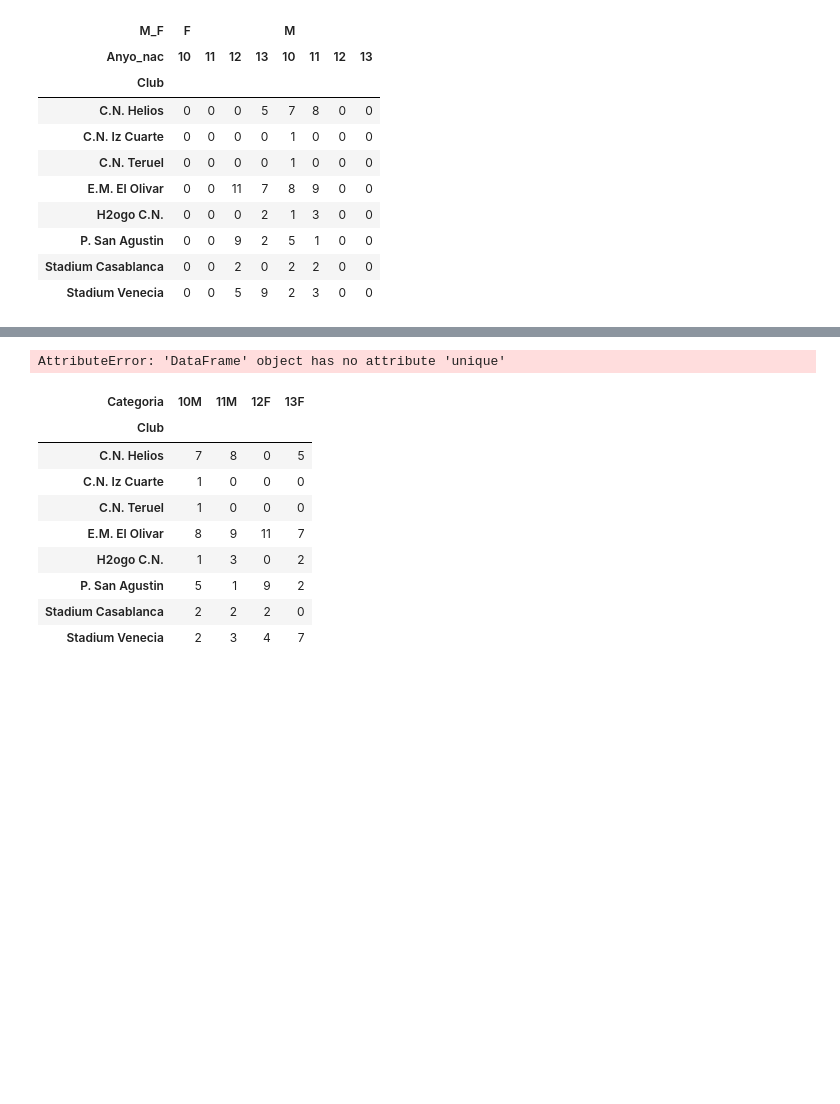
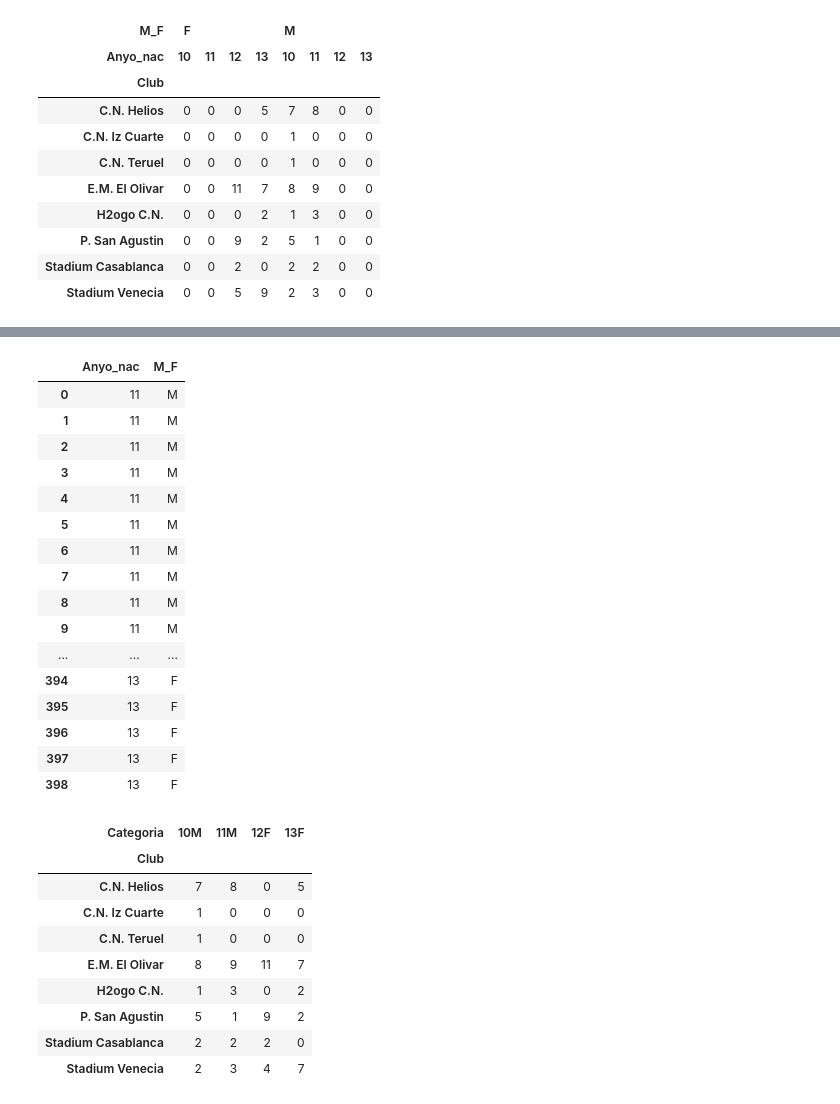
Before and after one commit to crdguez/dashboard_natacion, a Jupyter notebook: importar_datos/Explotar resultados.ipynb, the cells around one changed output, grey strips where cells are left out. Saved outputs shown, nothing was run; the diff lists cells and outputs as text; code cells hidden in the pictures; blank space fills up the shorter version.

```diff
--- a/importar_datos/Explotar resultados.ipynb
+++ b/importar_datos/Explotar resultados.ipynb
@@ -57,0 +68,6 @@ df2
+# %%
+df['TS']= df['Tiempo'].apply(lambda tiempo : '0:'+tiempo if len(tiempo.split(':')) == 1 else tiempo)
+# df['Tiempo']
+df['TS']=pd.to_datetime(df['TS'],format='%M:%S.%f').dt.time
+df['TS']
+# pd.to_timedelta(df['Tiempo'])
@@ -58,14 +112,30 @@ df2
 # %%
 # df[['Anyo_nac','M_F','Nombre','Club','Prueba','Tiempo']].groupby('Prueba').Tiempo.min()
 df2=df[['Anyo_nac','M_F','Club','Nombre','Prueba','Tiempo']].groupby(['Anyo_nac','M_F','Club','Nombre','Prueba']).Tiempo.min().unstack('Prueba').fillna('')
 
 # [df2[df2.Anyo_a]
 
 # df2[['Anyo_nac','M_F']]
 
-df[['Anyo_nac','M_F']].
+df[['Anyo_nac','M_F']]
 # %% [output]
-AttributeError: 'DataFrame' object has no attribute 'unique'
+|  | Anyo_nac | M_F |
+| 0 | 11 | M |
+| 1 | 11 | M |
+| 2 | 11 | M |
+| 3 | 11 | M |
+| 4 | 11 | M |
+| 5 | 11 | M |
+| 6 | 11 | M |
+| 7 | 11 | M |
+| 8 | 11 | M |
+| 9 | 11 | M |
+| ... | ... | ... |
+| 394 | 13 | F |
+| 395 | 13 | F |
+| 396 | 13 | F |
+| 397 | 13 | F |
+| 398 | 13 | F |
 # %%
 
 df['Categoria']=df.Anyo_nac.astype('str')+df.M_F
```
Also changed, not shown: parts of 5 cells of this notebook, 3 other files.
